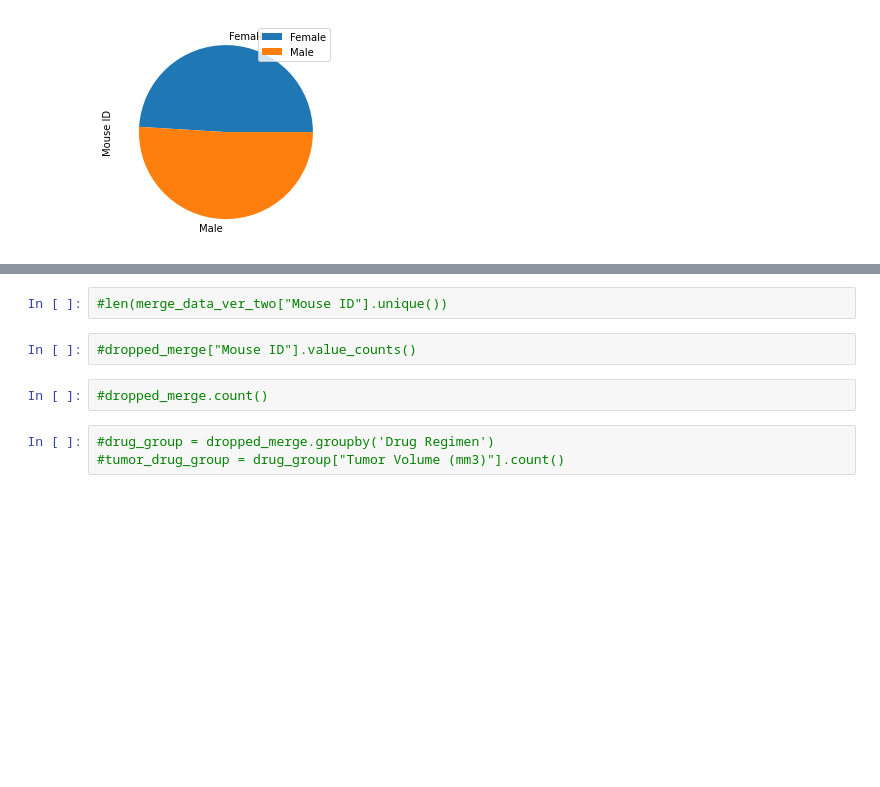
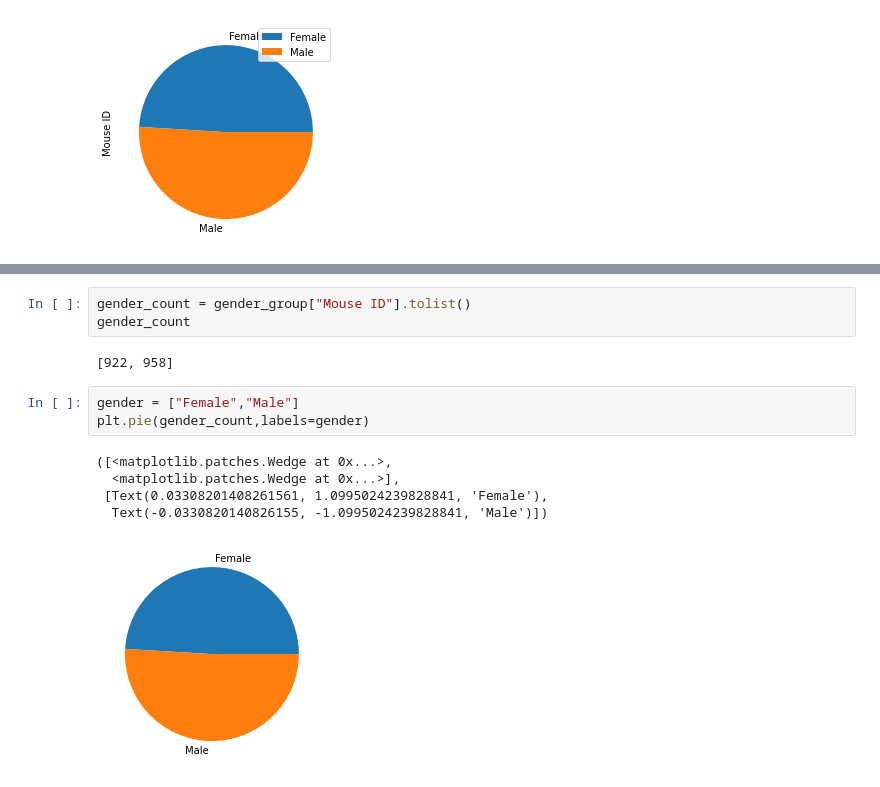
Before and after one commit to write42/matplot-challenge, a Jupyter notebook: pharma-hw.ipynb, the cells around one changed output, grey strips where cells are left out. Drawn from its saved outputs; the diff is of its cells as text; blank space fills up the shorter version.

Commit message:
Work on bar graph, and the last parts of assnmt.

```diff
--- a/pharma-hw.ipynb
+++ b/pharma-hw.ipynb
@@ -182,9 +176,14 @@ gender_group.plot.pie(y="Mouse ID")
-# %%
-#len(merge_data_ver_two["Mouse ID"].unique())
-# %%
-#dropped_merge["Mouse ID"].value_counts()
-# %%
-#dropped_merge.count()
-# %%
-#drug_group = dropped_merge.groupby('Drug Regimen')
-#tumor_drug_group = drug_group["Tumor Volume (mm3)"].count()
+# %%
+gender_count = gender_group["Mouse ID"].tolist()
+gender_count
+# %% [output]
+[922, 958]
+# %%
+gender = ["Female","Male"]
+plt.pie(gender_count,labels=gender)
+# %% [output]
+([<matplotlib.patches.Wedge at 0x...>,
+  <matplotlib.patches.Wedge at 0x...>],
+ [Text(0.03308201408261561, 1.0995024239828841, 'Female'),
+  Text(-0.0330820140826155, -1.0995024239828841, 'Male')])
+[figure, added]
```
Also changed, not shown: parts of 11 cells of this notebook.
